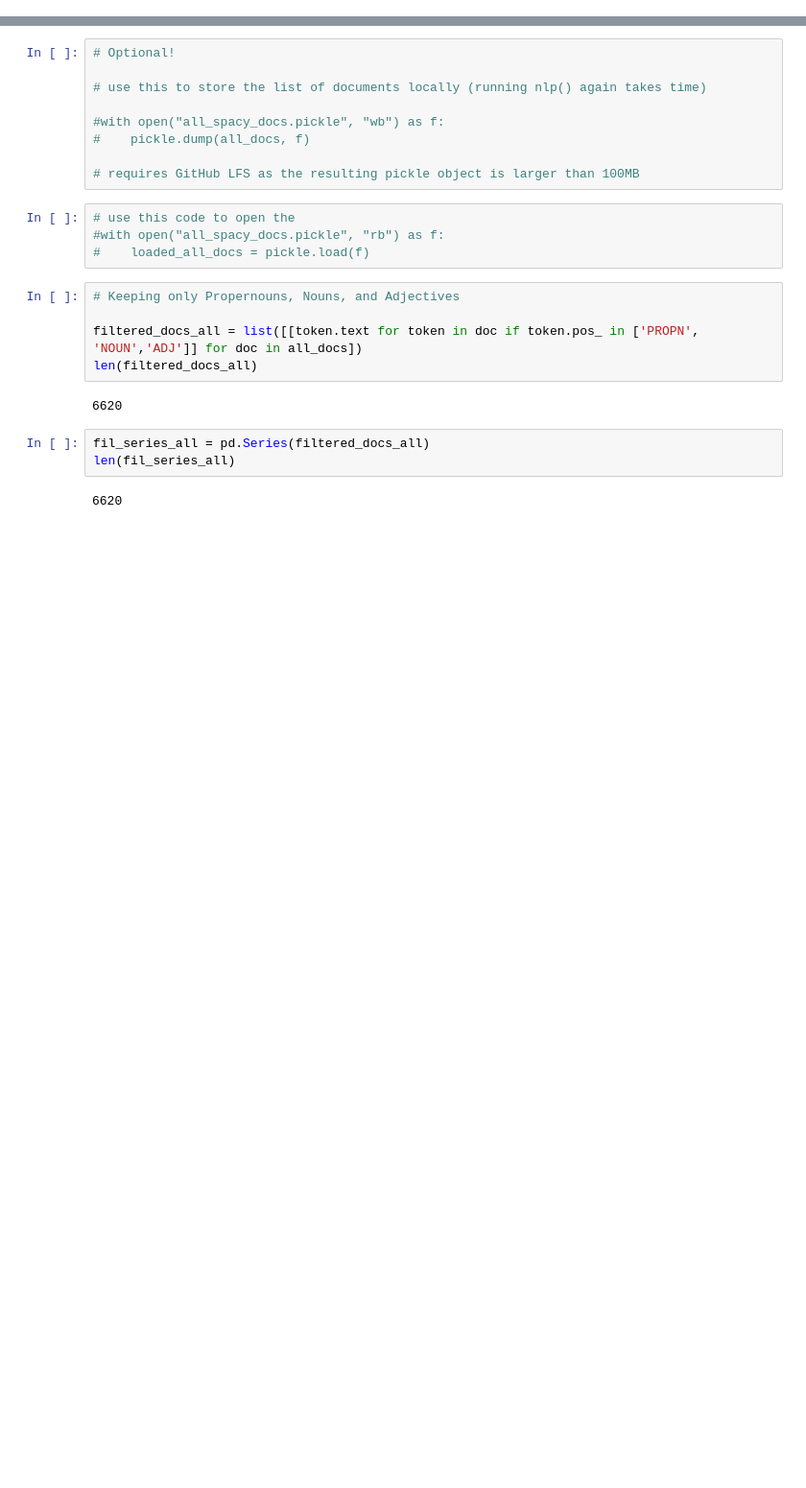
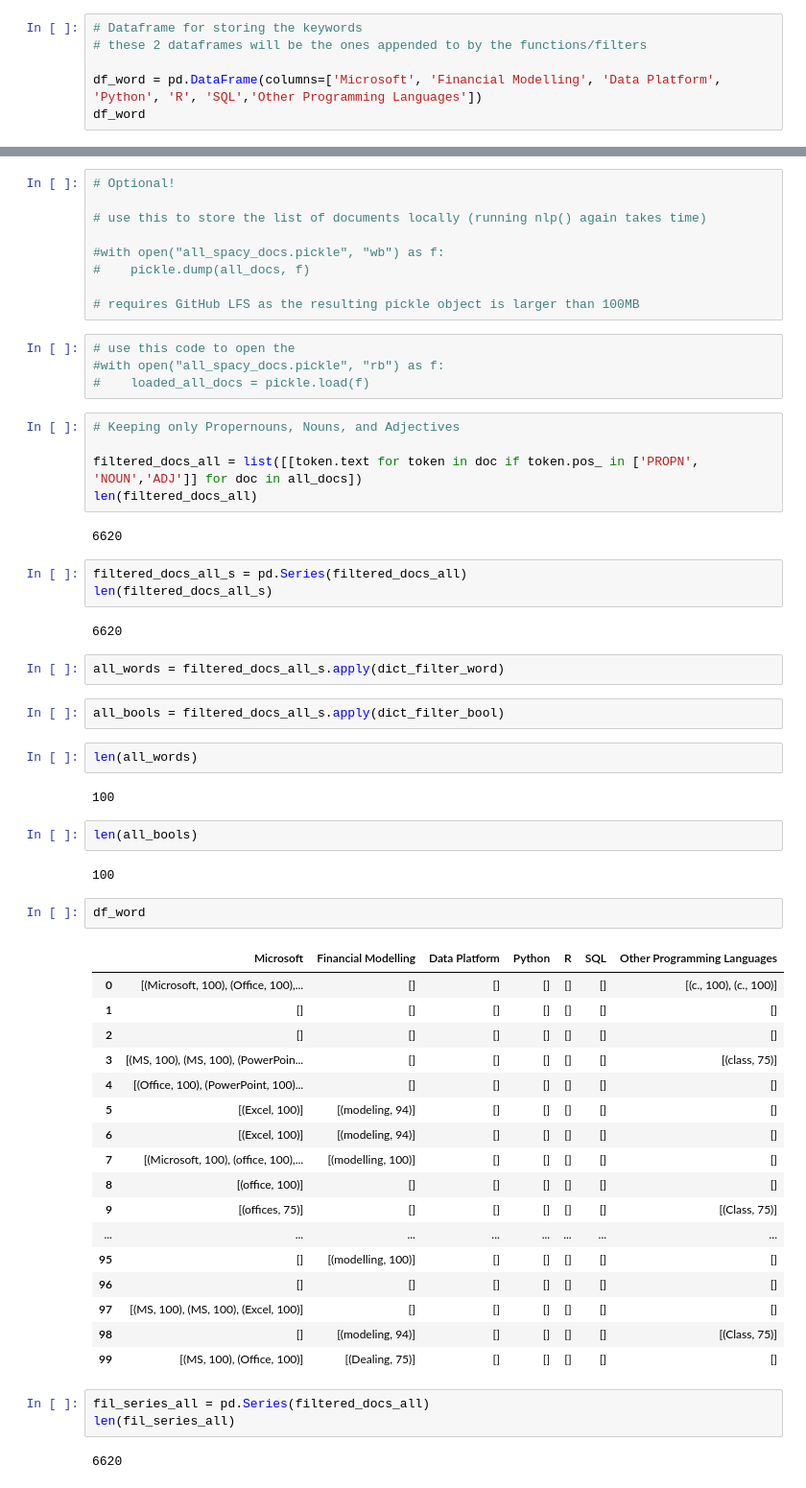
Before and after one commit to ethanvirtudazo/DS105_Project, a Jupyter notebook: text_pipeline.ipynb, the cells around one changed output, grey strips where cells are left out. Shown: that part at 96% size. Drawn from its saved outputs; the diff is of its cells as text; blank space fills up the shorter version.

```diff
--- a/text_pipeline.ipynb
+++ b/text_pipeline.ipynb
@@ -288,3 +288,9 @@ PETC_match = [match for match in [process.extractOne(key, text, scorer = fuzz.to
 print(PETC_match)
 # %% [output]
 [('C', 100), ('C', 100)]
+# %%
+# Dataframe for storing the keywords
+# these 2 dataframes will be the ones appended to by the functions/filters
+
+df_word = pd.DataFrame(columns=['Microsoft', 'Financial Modelling', 'Data Platform', 'Python', 'R', 'SQL','Other Programming Languages'])
+df_word
@@ -535,6 +436,43 @@ filtered_docs_all = list([[token.text for token in doc if token.pos_ in ['PROPN'
 len(filtered_docs_all)
 # %% [output]
 6620
+# %%
+filtered_docs_all_s = pd.Series(filtered_docs_all)
+len(filtered_docs_all_s)
+# %% [output]
+6620
+# %%
+all_words = filtered_docs_all_s.apply(dict_filter_word)
+# %%
+all_bools = filtered_docs_all_s.apply(dict_filter_bool)
+# %%
+len(all_words)
+# %% [output]
+100
+# %%
+len(all_bools)
+# %% [output]
+100
+# %%
+df_word
+# %% [output]
+|  | Microsoft | Financial Modelling | Data Platform | Python | R | SQL | Other Programming Languages |
+| 0 | [(Microsoft, 100), (Office, 100),... | [] | [] | [] | [] | [] | [(c., 100), (c., 100)] |
+| 1 | [] | [] | [] | [] | [] | [] | [] |
+| 2 | [] | [] | [] | [] | [] | [] | [] |
+| 3 | [(MS, 100), (MS, 100), (PowerPoin... | [] | [] | [] | [] | [] | [(class, 75)] |
+| 4 | [(Office, 100), (PowerPoint, 100)... | [] | [] | [] | [] | [] | [] |
+| 5 | [(Excel, 100)] | [(modeling, 94)] | [] | [] | [] | [] | [] |
+| 6 | [(Excel, 100)] | [(modeling, 94)] | [] | [] | [] | [] | [] |
+| 7 | [(Microsoft, 100), (office, 100),... | [(modelling, 100)] | [] | [] | [] | [] | [] |
+| 8 | [(office, 100)] | [] | [] | [] | [] | [] | [] |
+| 9 | [(offices, 75)] | [] | [] | [] | [] | [] | [(Class, 75)] |
+| ... | ... | ... | ... | ... | ... | ... | ... |
+| 95 | [] | [(modelling, 100)] | [] | [] | [] | [] | [] |
+| 96 | [] | [] | [] | [] | [] | [] | [] |
+| 97 | [(MS, 100), (MS, 100), (Excel, 100)] | [] | [] | [] | [] | [] | [] |
+| 98 | [] | [(modeling, 94)] | [] | [] | [] | [] | [(Class, 75)] |
+| 99 | [(MS, 100), (Office, 100)] | [(Dealing, 75)] | [] | [] | [] | [] | [] |
 # %%
 fil_series_all = pd.Series(filtered_docs_all)
 len(fil_series_all)
```
Also changed, not shown: parts of 33 cells of this notebook, 2 other files.
